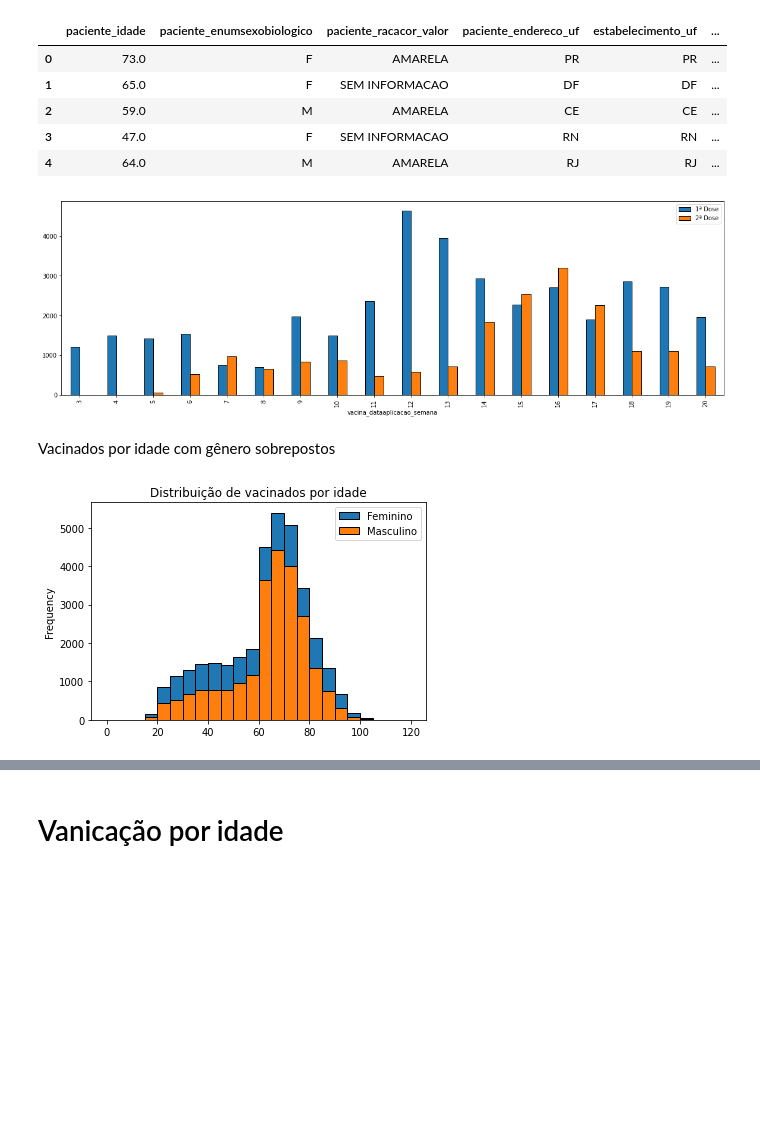
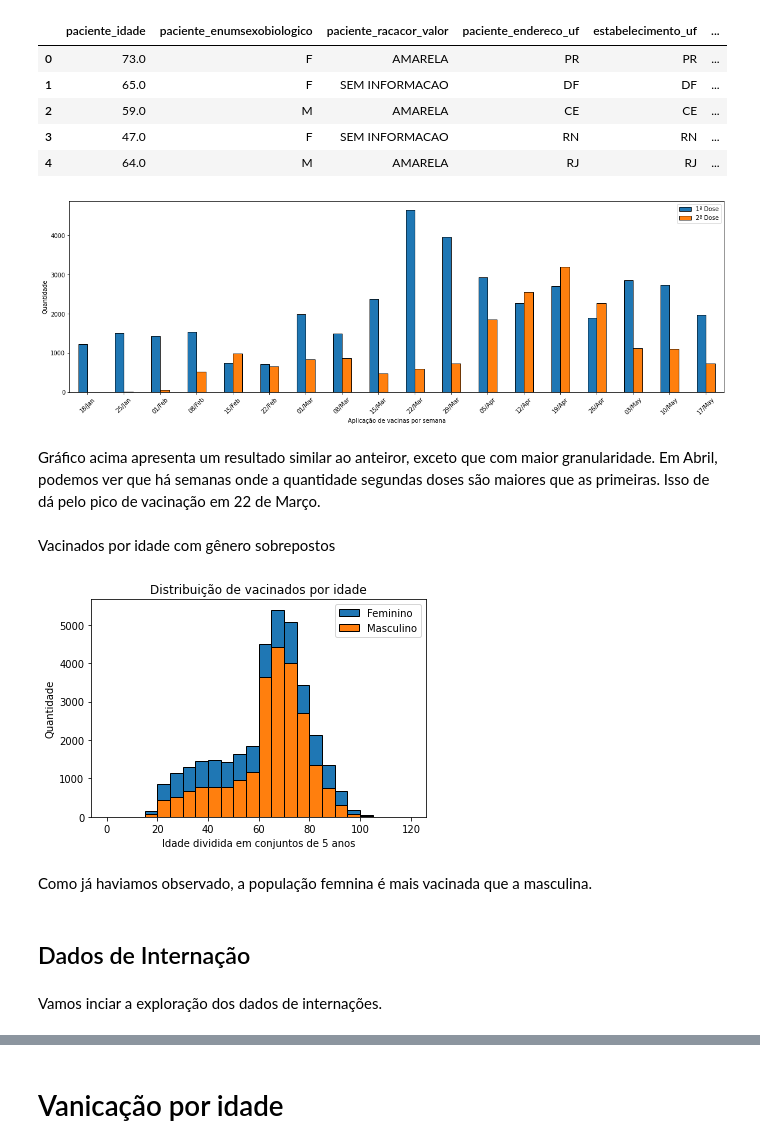
Before and after one commit to willianrocha/bootcamp-datascience-alura, a Jupyter notebook: module_1/ds_mod1_project.ipynb, the cells around one changed output, grey strips where cells are left out. Drawn from its saved outputs; the diff is of its cells as text; code cells hidden in the pictures; blank space fills up the shorter version.

```diff
--- a/module_1/ds_mod1_project.ipynb
+++ b/module_1/ds_mod1_project.ipynb
@@ -205,23 +279,37 @@ dados.head()
 # %%
 ax = dados.groupby(['vacina_dataaplicacao_semana','vacina_descricao_dose']) \
   .size().unstack().plot(kind='bar', figsize=(20,6), edgecolor='black')
+semana_ano = [Week(2021, isoweek).monday().strftime("%d/%b") for isoweek in range(3,21)]
+ax.set_xticklabels(semana_ano, rotation=45)
 ax.legend(["1ª Dose", "2ª Dose"])
+ax.set_xlabel("Aplicação de vacinas por semana")
+ax.set_ylabel("Quantidade")
 l = ax.get_legend()
 plt.show()
 # %% [output]
-[figure, old version]
+[figure, new version]
+# %% [markdown]
+Gráfico acima apresenta um resultado similar ao anteiror, exceto que com maior granularidade. Em Abril, podemos ver que há semanas onde a quantidade segundas doses são maiores que as primeiras. Isso de dá pelo pico de vacinação em 22 de Março.
 # %% [markdown]
 Vacinados por idade com gênero sobrepostos
 # %%
 import matplotlib.patches as mpatches
 bins_idade = [x for x in range(0,120,5)]
 bins_idade.append(120)
 ax = dados.groupby('paciente_enumsexobiologico')['paciente_idade'].plot(kind='hist', bins=bins_idade,
                              edgecolor='black',# orientation='horizontal',
                              title="Distribuição de vacinados por idade")
 st_shot = mpatches.Patch(facecolor='#1f76b4', edgecolor='k', label="Feminino")
 nd_shot = mpatches.Patch(facecolor='#ff7e0e', edgecolor='k', label="Masculino")
+plt.ylabel("Quantidade")
+plt.xlabel("Idade dividida em conjuntos de 5 anos")
 plt.legend(handles=[st_shot, nd_shot])
 plt.show()
 # %% [output]
-[figure, old version]
+[figure, new version]
+# %% [markdown]
+Como já haviamos observado, a população femnina é mais vacinada que a masculina.
+# %% [markdown]
+## Dados de Internação
+# %% [markdown]
+Vamos inciar a exploração dos dados de internações.
```
Also changed, not shown: parts of 55 cells of this notebook.
